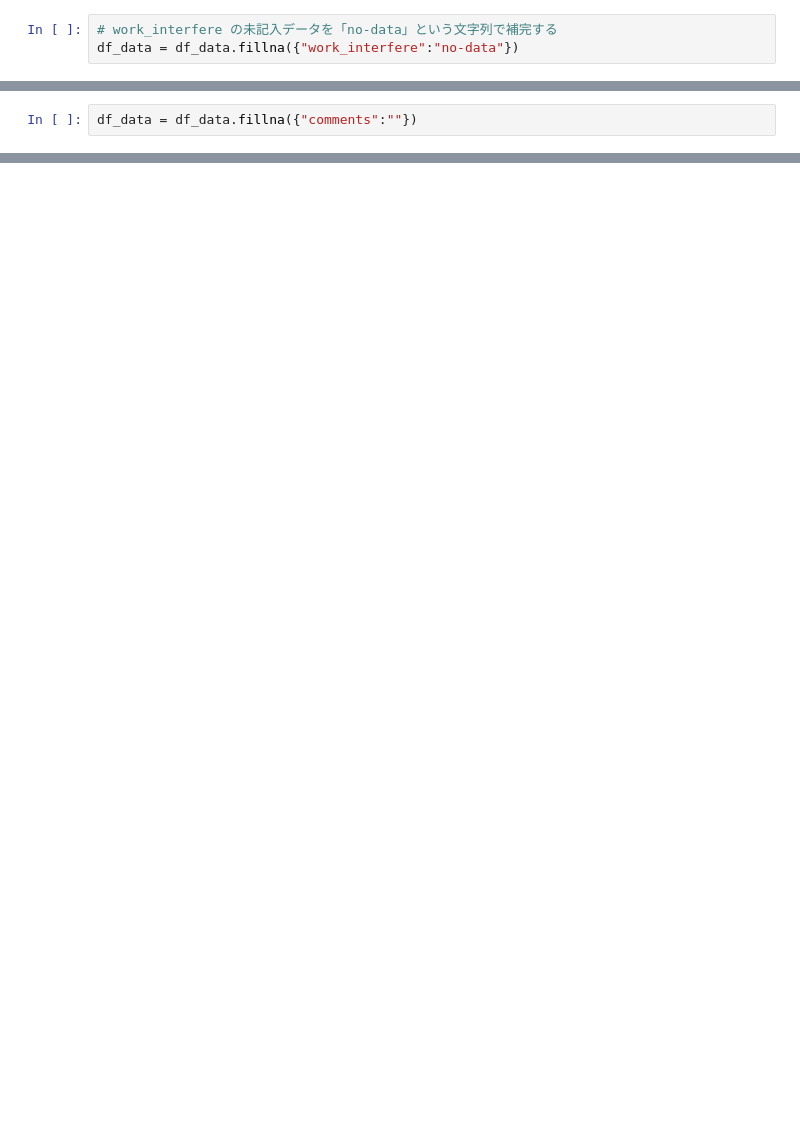
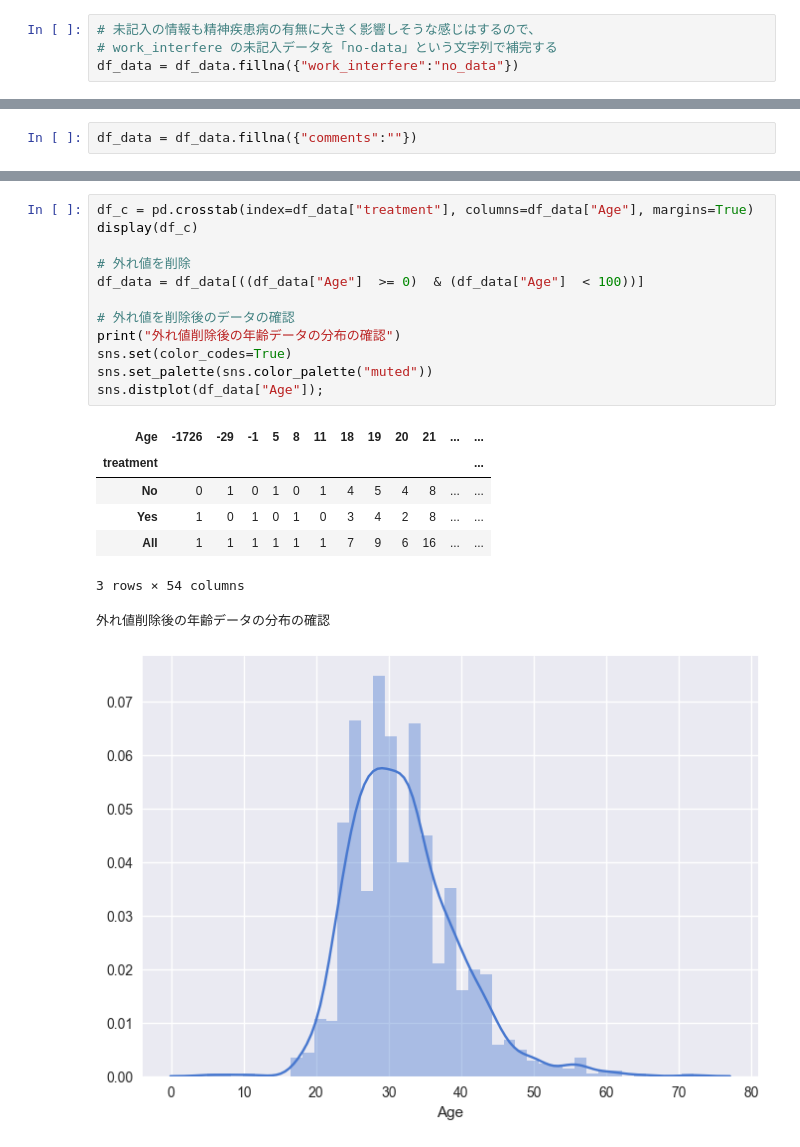
Before and after one commit to megadreams14/kaggle, a Jupyter notebook: mental-health-in-tech-survey/notebook.ipynb, the cells around one changed output, grey strips where cells are left out. Drawn from its saved outputs; the diff is of its cells as text; blank space fills up the shorter version.

```diff
--- a/mental-health-in-tech-survey/notebook.ipynb
+++ b/mental-health-in-tech-survey/notebook.ipynb
@@ -231,4 +275,5 @@ df_data = df_data.fillna({"self_employed":"no_data"})
 # %%
+# 未記入の情報も精神疾患病の有無に大きく影響しそうな感じはするので、
 # work_interfere の未記入データを「no-data」という文字列で補完する
-df_data = df_data.fillna({"work_interfere":"no-data"})
+df_data = df_data.fillna({"work_interfere":"no_data"})
 # %% [markdown]
@@ -1298,0 +348,21 @@ F1：76.39%
+# %%
+df_c = pd.crosstab(index=df_data["treatment"], columns=df_data["Age"], margins=True)
+display(df_c)
+
+# 外れ値を削除
+df_data = df_data[((df_data["Age"]  >= 0)  & (df_data["Age"]  < 100))]
+
+# 外れ値を削除後のデータの確認
+print("外れ値削除後の年齢データの分布の確認")
+sns.set(color_codes=True)
+sns.set_palette(sns.color_palette("muted"))
+sns.distplot(df_data["Age"]);
+# %% [output]
+| Age | -1726 | -29 | -1 | 5 | 8 | 11 | 18 | 19 | 20 | 21 | ... | ... |
+| treatment |  |  |  |  |  |  |  |  |  |  |  | ... |
+| No | 0 | 1 | 0 | 1 | 0 | 1 | 4 | 5 | 4 | 8 | ... | ... |
+| Yes | 1 | 0 | 1 | 0 | 1 | 0 | 3 | 4 | 2 | 8 | ... | ... |
+| All | 1 | 1 | 1 | 1 | 1 | 1 | 7 | 9 | 6 | 16 | ... | ... |
+3 rows × 54 columns
+外れ値削除後の年齢データの分布の確認
+[figure, added]
```
Also changed, not shown: parts of 174 cells of this notebook.
